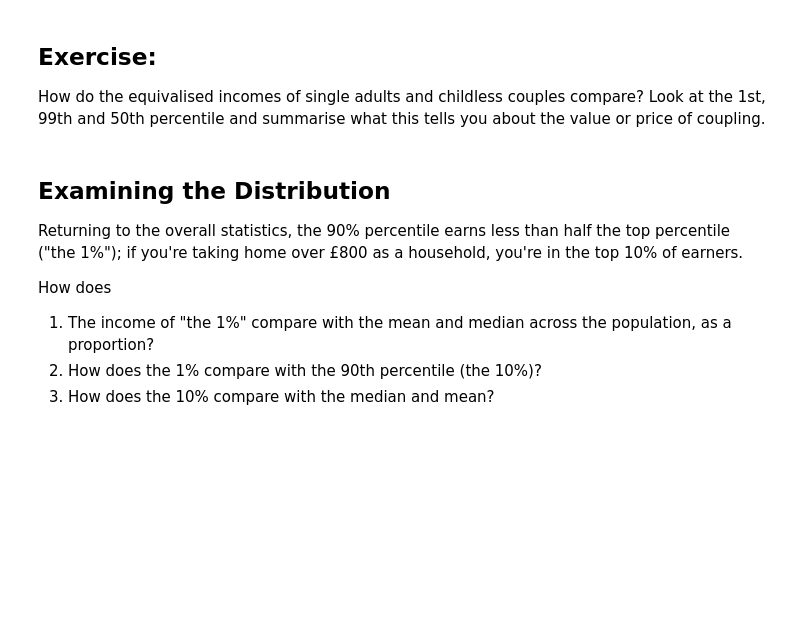
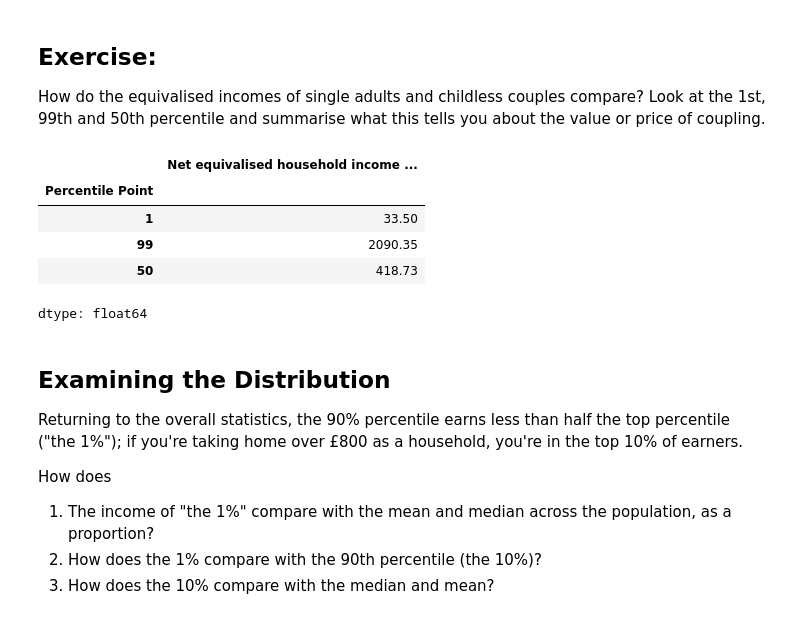
Before and after one commit to Yifan-FENG/QM2-1, a Jupyter notebook: notebooks/W02. Pandas.ipynb, the cells around one changed output. Saved outputs shown, nothing was run; the diff lists cells and outputs as text; code cells hidden in the pictures; blank space fills up the shorter version.

```diff
--- a/notebooks/W02. Pandas.ipynb
+++ b/notebooks/W02. Pandas.ipynb
@@ -182,6 +183,15 @@ So, to recap, we can now access a particular **row** using *loc[index number]*,
 ## Exercise:
 
 How do the equivalised incomes of single adults and childless couples compare? Look at the 1st, 99th and 50th percentile and summarise what this tells you about the value or price of coupling.
+# %%
+income['Net equivalised household income in 2010-11, week'].loc[[1,99,50]]
+# %% [output]
+|  | Net equivalised household income ... |
+| Percentile Point |  |
+| 1 | 33.50 |
+| 99 | 2090.35 |
+| 50 | 418.73 |
+dtype: float64
 # %% [markdown]
 ## Examining the Distribution
 
```
Also changed, not shown: parts of 6 cells of this notebook.
